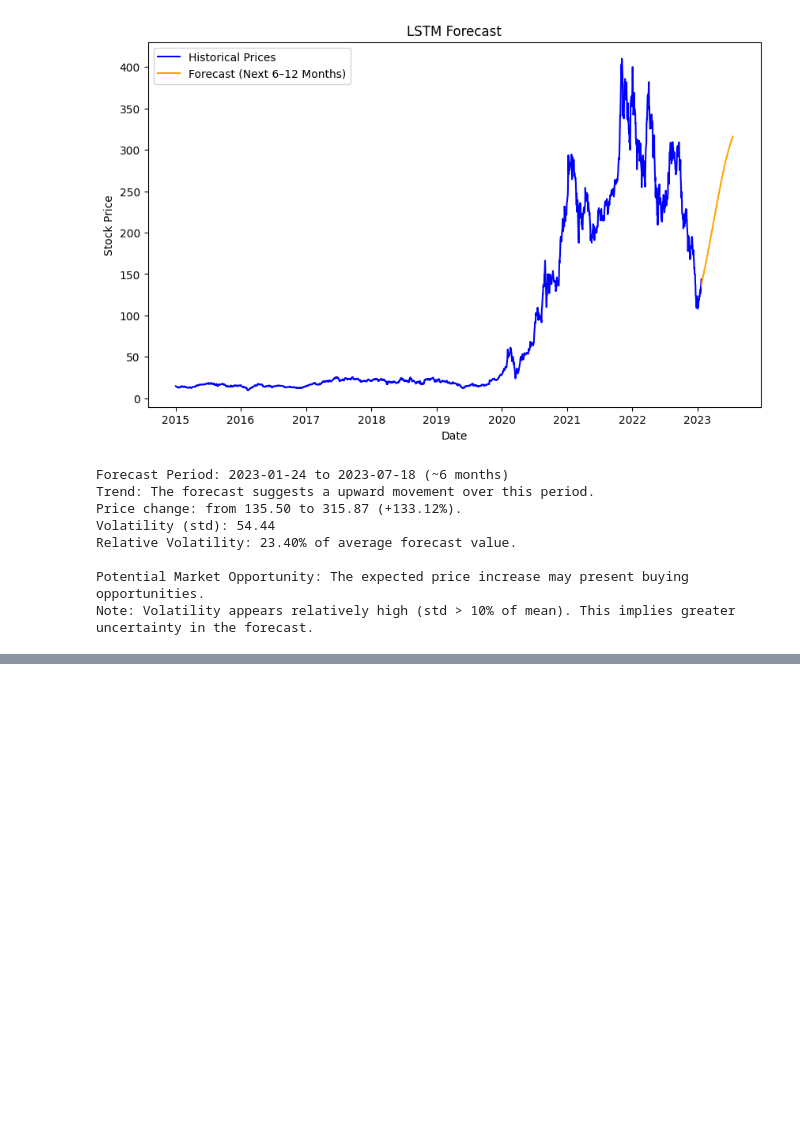
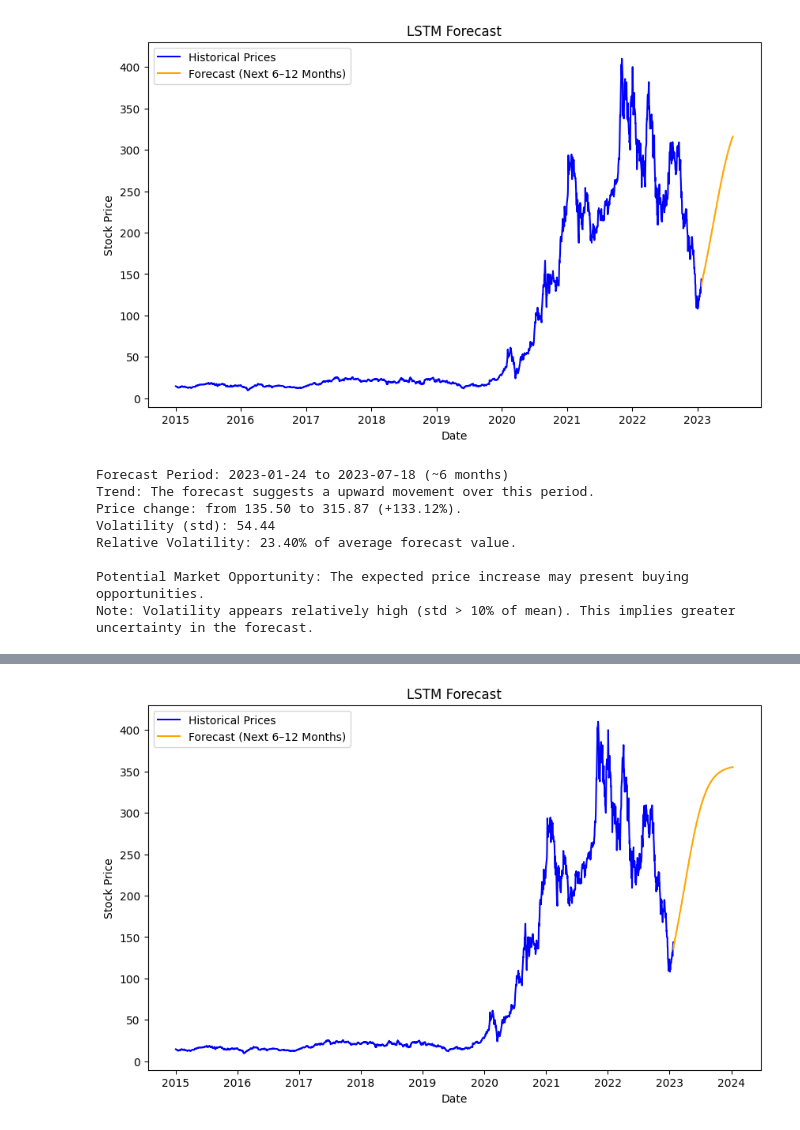
Before and after one commit to Nahom-ketsela/kaim-week-11, a Jupyter notebook: notebook/Time_Series_Forcasting.ipynb, the cells around one changed output, grey strips where cells are left out. Drawn from its saved outputs; the diff is of its cells as text; code cells hidden in the pictures; blank space fills up the shorter version.

Commit message:
forecasted and interprated results for LSTM model for 12-Months.

```diff
--- a/notebook/Time_Series_Forcasting.ipynb
+++ b/notebook/Time_Series_Forcasting.ipynb
@@ -203,3 +203,13 @@ Relative Volatility: 23.40% of average forecast value.
 
 Potential Market Opportunity: The expected price increase may present buying opportunities.
 Note: Volatility appears relatively high (std > 10% of mean). This implies greater uncertainty in the forecast.
+# %%
+# forcast values for the next 12 month (roughly 252 business days)
+future_values_12mo, future_dates_12mo = tsfm.forecast_lstm_future(
+    model=lstm_model,
+    data_series=train,
+    scaler=scaler,
+    n_steps=60,
+    n_periods=252   # ~12 months
+)
+# %% [output]
@@ -205,0 +233 @@ Note: Volatility appears relatively high (std > 10% of mean). This implies great
+[figure, added]
```
Also changed, not shown: parts of 1 cell of this notebook.
